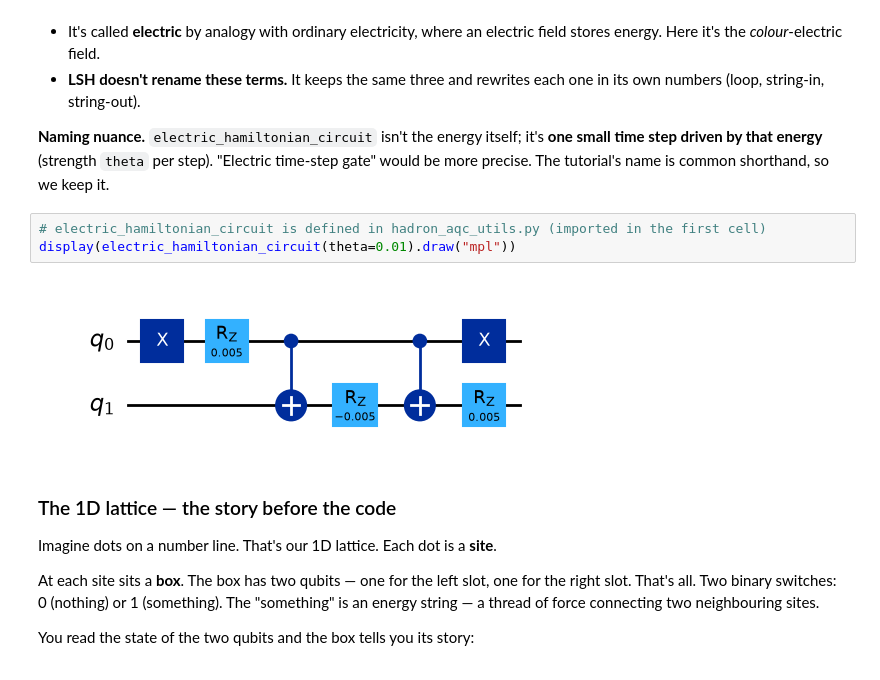
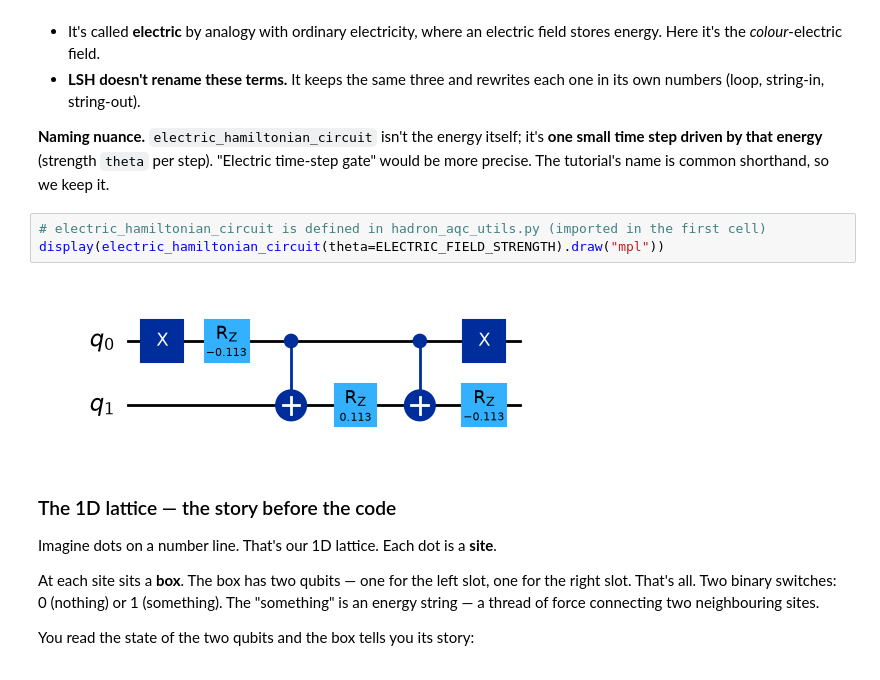
Before and after one commit to imelenwe/tensor-networks, a Jupyter notebook: hadron-aqc/notebooks/hadron-aqc-algorithm1-edu.ipynb, the cells around one changed output. Cells and saved outputs as stored; diff of their text form.

```diff
--- a/hadron-aqc/notebooks/hadron-aqc-algorithm1-edu.ipynb
+++ b/hadron-aqc/notebooks/hadron-aqc-algorithm1-edu.ipynb
@@ -100,9 +101,9 @@ display(pair_hamiltonian_circuit(rzparam=0.15).draw("mpl"))
 **Naming nuance.** `electric_hamiltonian_circuit` isn't the energy itself; it's **one small time step driven by that energy** (strength `theta` per step). "Electric time-step gate" would be more precise. The tutorial's name is common shorthand, so we keep it.
 # %%
 # electric_hamiltonian_circuit is defined in hadron_aqc_utils.py (imported in the first cell)
-display(electric_hamiltonian_circuit(theta=0.01).draw("mpl"))
+display(electric_hamiltonian_circuit(theta=ELECTRIC_FIELD_STRENGTH).draw("mpl"))
 # %% [output]
-[figure, old version]
+[figure, new version]
 # %% [markdown]
 ### The 1D lattice — the story before the code
 
```
Also changed, not shown: parts of 7 cells of this notebook, 7 other files.
